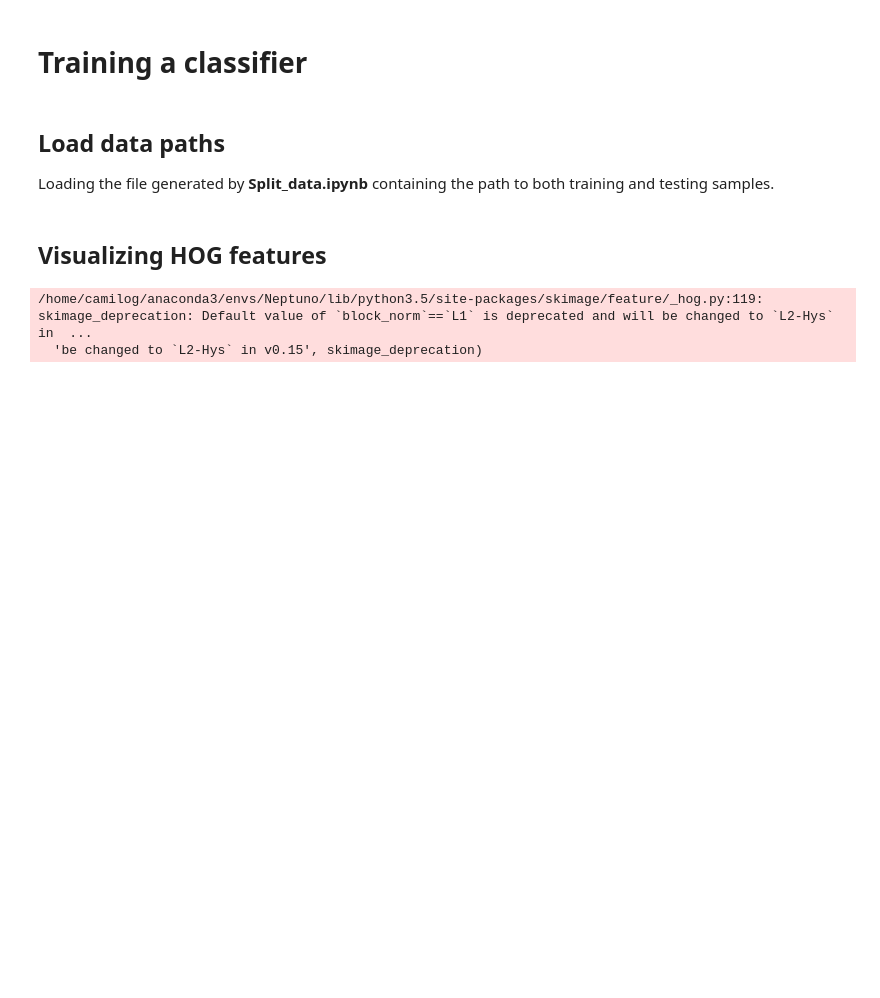
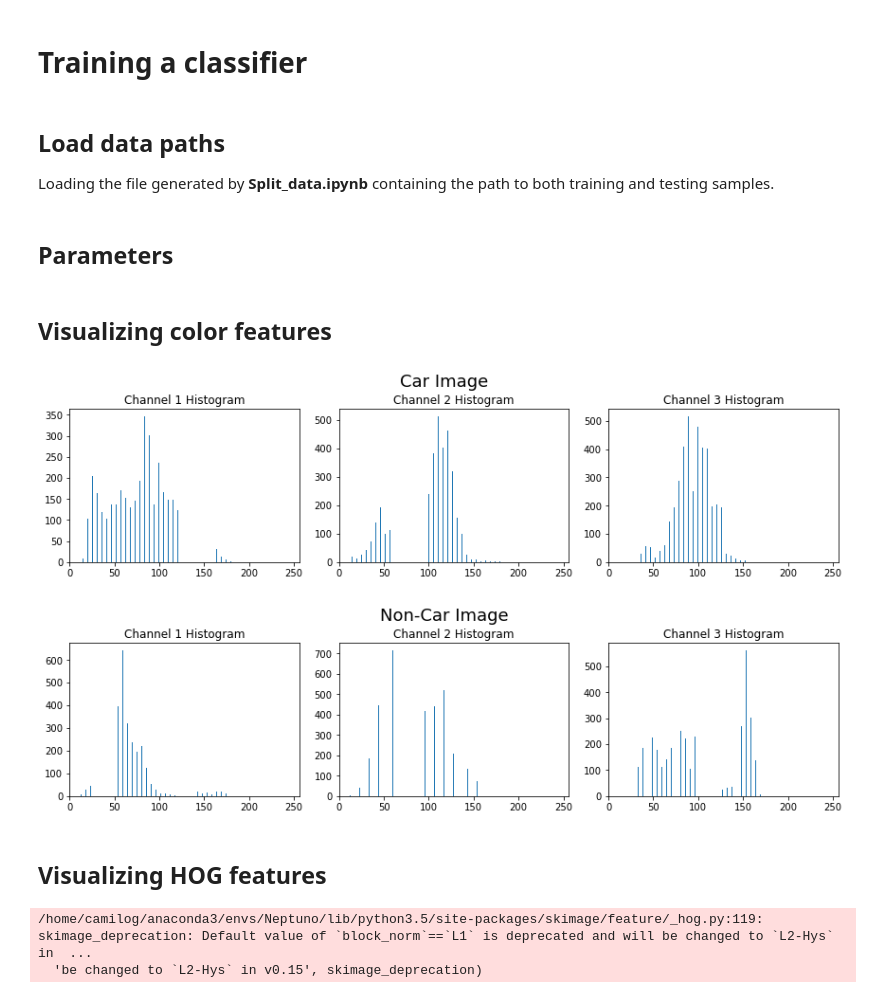
Before and after one commit to camigord/Self-Driving-Car-Nanodegree, a Jupyter notebook: P5-Vehicle-Detection/Train_Classifier.ipynb, the cells around one changed output. Saved outputs shown, nothing was run; the diff lists cells and outputs as text; code cells hidden in the pictures; blank space fills up the shorter version.

```diff
--- a/P5-Vehicle-Detection/Train_Classifier.ipynb
+++ b/P5-Vehicle-Detection/Train_Classifier.ipynb
@@ -25,3 +25,5 @@ def display_image(img):
 Loading the file generated by __Split_data.ipynb__ containing the path to both training and testing samples.
 # %%
 cars, notcars = pickle.load( open( "data_path.p", "rb" ) )
+# %% [markdown]
+## Parameters
@@ -28,3 +41,70 @@ cars, notcars = pickle.load( open( "data_path.p", "rb" ) )
+# %% [markdown]
+## Visualizing color features
+# %%
+# Define a function to compute color histogram features
+def color_features(img, nbins=32):
+    # Compute the histogram of the RGB channels separately
+    channel1_hist = np.histogram(img[:,:,0], bins=nbins)
+    channel2_hist = np.histogram(img[:,:,1], bins=nbins)
+    channel3_hist = np.histogram(img[:,:,2], bins=nbins)
+
+    # Generating bin centers
+    bin_edges = channel1_hist[1]
+    bin_centers = (bin_edges[1:]  + bin_edges[0:len(bin_edges)-1])/2
+    # Concatenate the histograms into a single feature vector
+    hist_features = np.concatenate((channel1_hist[0], channel2_hist[0], channel3_hist[0]))
+    # Return the individual histograms, bin_centers and feature vector
+    return channel1_hist, channel2_hist, channel3_hist, bin_centers, hist_features
+
+car_sample = cars['train'][10]
+notcar_sample = notcars['train'][201]
+
+car_image = cv2.imread(car_sample)
+car_image = convert_color(car_image, conv='BGR2'+ color_space)
+
+notcar_image = cv2.imread(notcar_sample)
+notcar_image = convert_color(notcar_image, conv='BGR2'+ color_space)
+
+ch1, ch2, ch3, bincen, feature_vec = color_features(car_image, nbins=32)
+
+# Plot a figure with all three bar charts
+fig = plt.figure(figsize=(12,3))
+plt.suptitle('Car Image', y=1.05, fontsize=18)
+plt.subplot(131)
+plt.bar(bincen, ch1[0])
+plt.xlim(0, 256)
+plt.title('Channel 1 Histogram')
+plt.subplot(132)
+plt.bar(bincen, ch2[0])
+plt.xlim(0, 256)
+plt.title('Channel 2 Histogram')
+plt.subplot(133)
+plt.bar(bincen, ch3[0])
+plt.xlim(0, 256)
+plt.title('Channel 3 Histogram')
+fig.tight_layout()
+
+ch1, ch2, ch3, bincen, feature_vec = color_features(notcar_image, nbins=32)
+
+# Plot a figure with all three bar charts
+fig = plt.figure(figsize=(12,3))
+plt.suptitle('Non-Car Image', y=1.05, fontsize=18)
+plt.subplot(131)
+plt.bar(bincen, ch1[0])
+plt.xlim(0, 256)
+plt.title('Channel 1 Histogram')
+plt.subplot(132)
+plt.bar(bincen, ch2[0])
+plt.xlim(0, 256)
+plt.title('Channel 2 Histogram')
+plt.subplot(133)
+plt.bar(bincen, ch3[0])
+plt.xlim(0, 256)
+plt.title('Channel 3 Histogram')
+fig.tight_layout()
+# %% [output]
+[figure, added]
+[figure, added]
 # %% [markdown]
 ## Visualizing HOG features
 # %%
```
Also changed, not shown: parts of 2 cells of this notebook, 23 other files.
